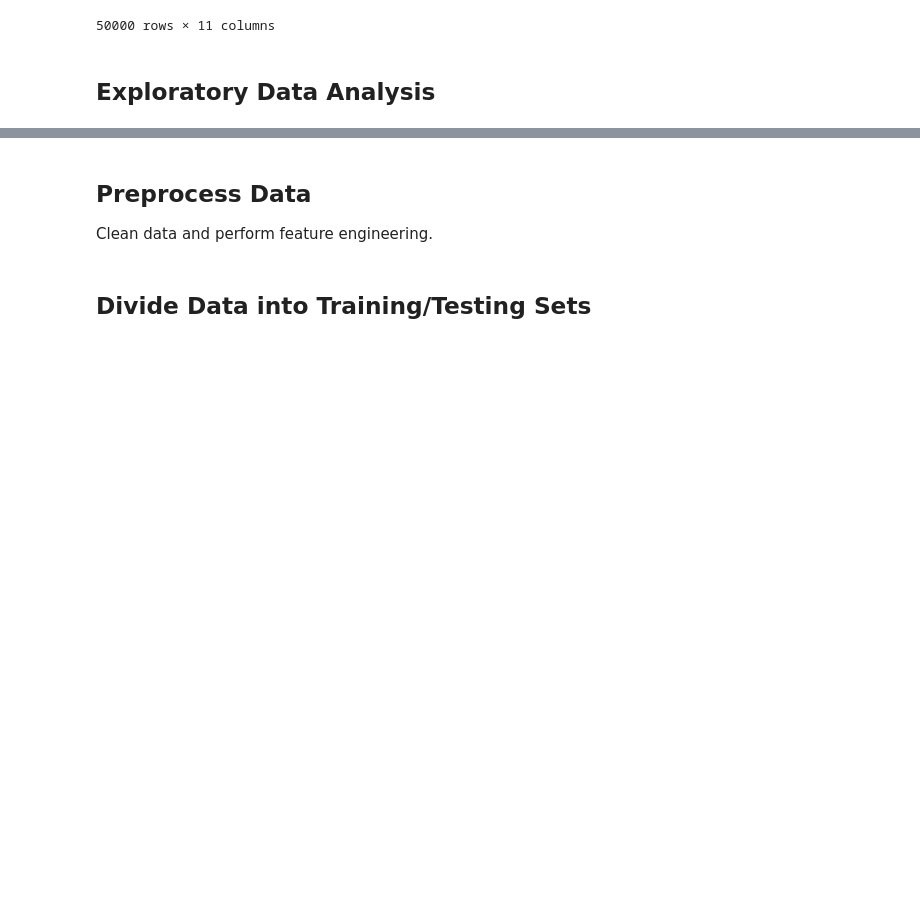
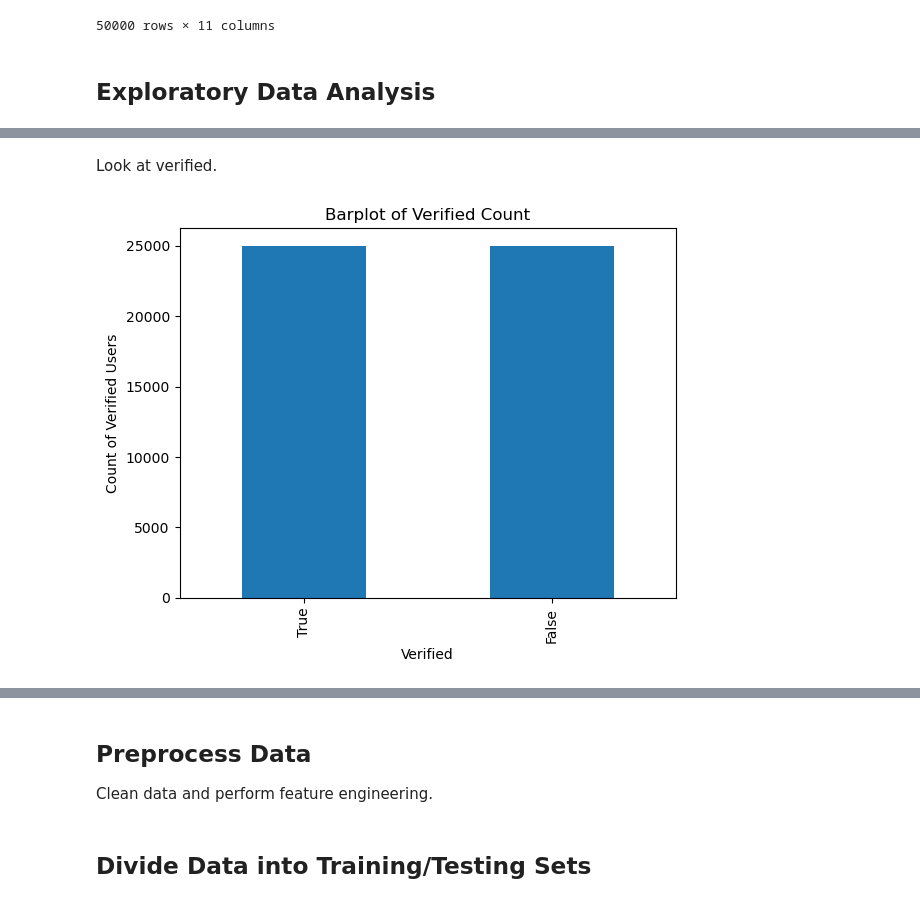
Before and after one commit to kaden-young/AppliedMLFinalProj, a Jupyter notebook: csc6621_final_project.ipynb, the cells around one changed output, grey strips where cells are left out. Drawn from its saved outputs; the diff is of its cells as text; code cells hidden in the pictures; blank space fills up the shorter version.

```diff
--- a/csc6621_final_project.ipynb
+++ b/csc6621_final_project.ipynb
@@ -32,0 +91,10 @@ df
+# %% [markdown]
+Look at verified.
+# %%
+df['Verified'].value_counts().sort_index(ascending=False).plot(kind='bar')
+plt.title('Barplot of Verified Count')
+plt.xlabel('Verified')
+plt.ylabel('Count of Verified Users')
+plt.show()
+# %% [output]
+[figure, added]
```
Also changed, not shown: parts of 19 cells of this notebook.
